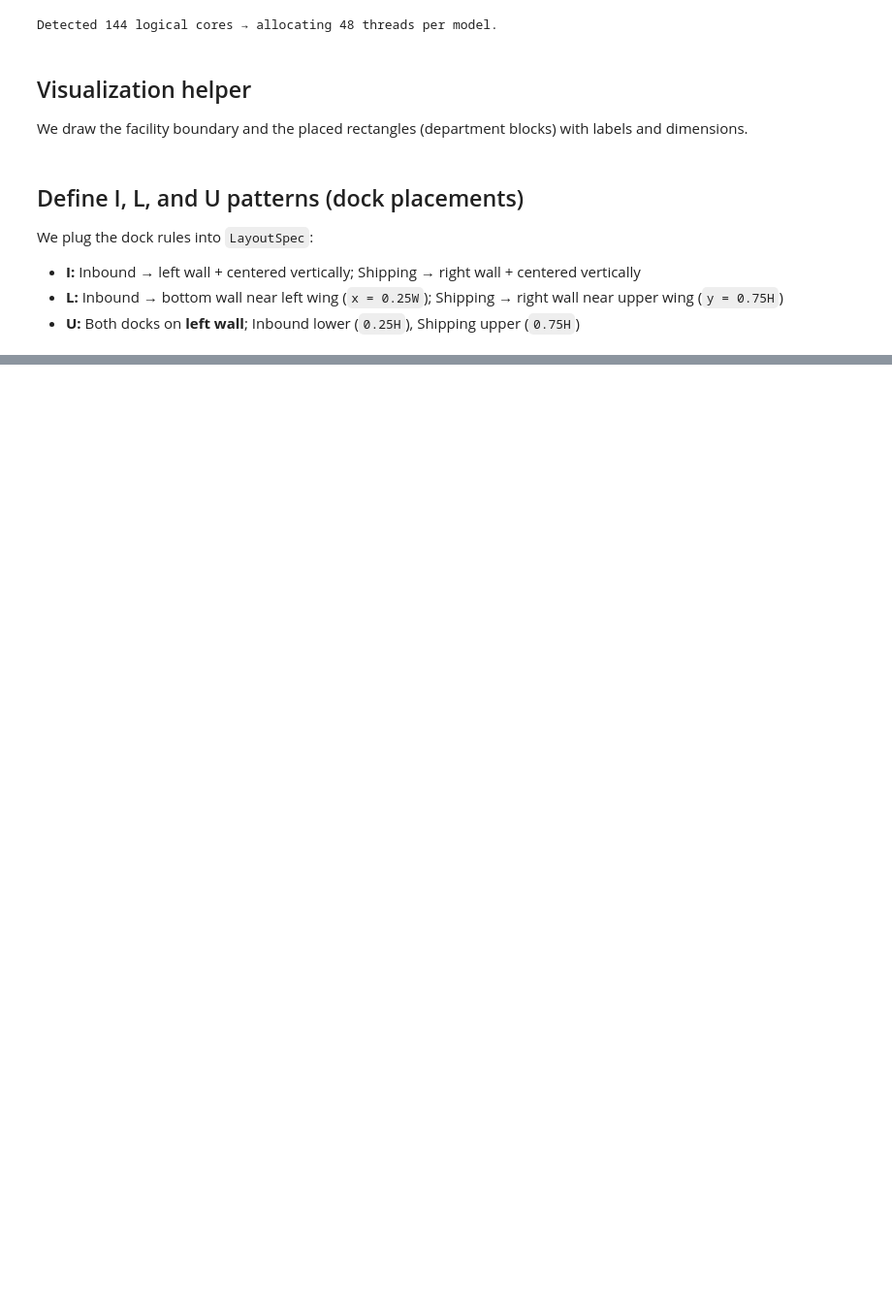
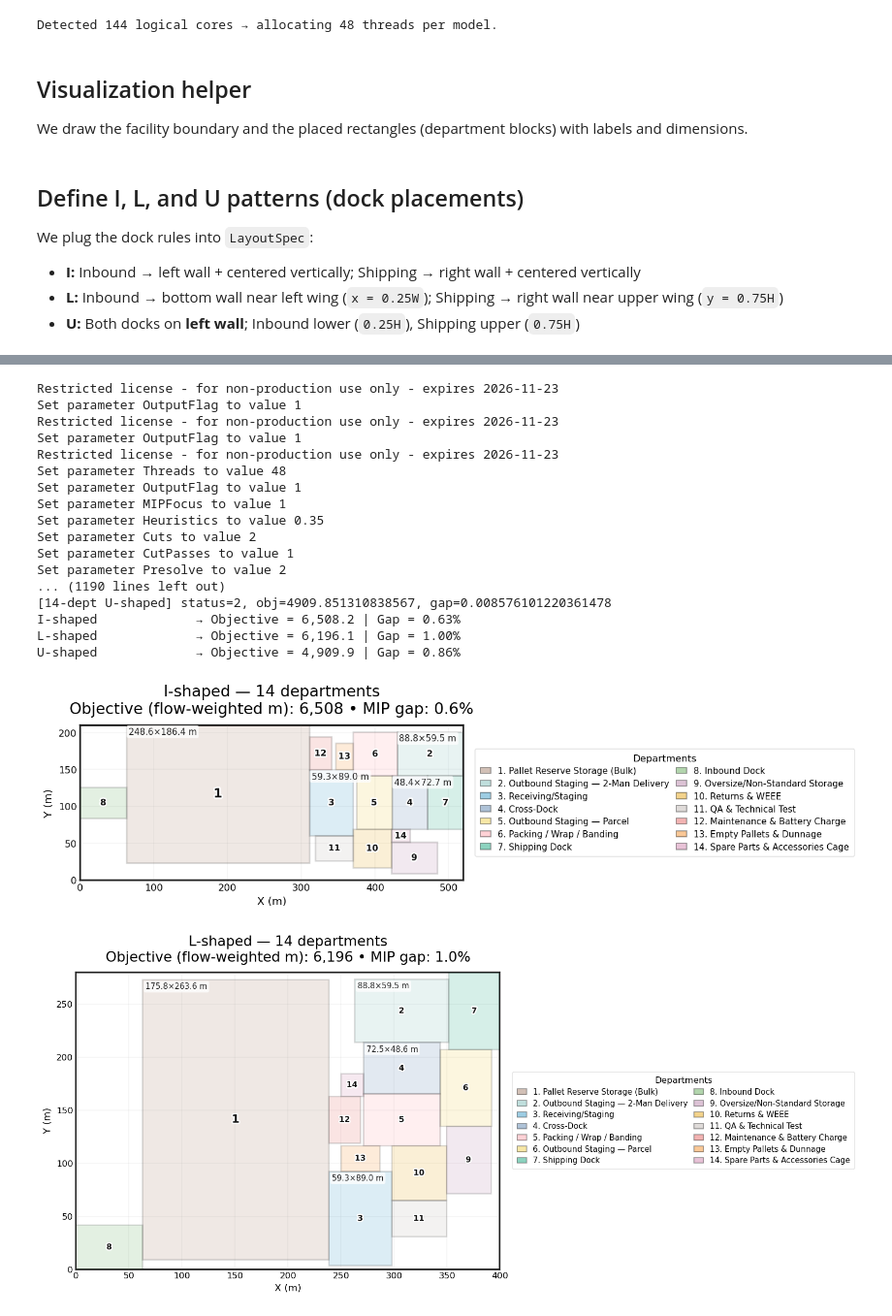
Before and after one commit to OtakuDisease/Warehousing-Assignment-3, a Jupyter notebook: Warehousing Assignment 3 Notebook Group 18.ipynb, the cells around one changed output, grey strips where cells are left out. Shown at 97% size. Cells and saved outputs as stored; diff of their text form; code cells hidden in the pictures; blank space fills up the shorter version.

Commit message:
Final files upload, with correct markdown explanations and working 14 departments

```diff
--- a/Warehousing Assignment 3 Notebook Group 18.ipynb
+++ b/Warehousing Assignment 3 Notebook Group 18.ipynb
@@ -1231,12 +1334,0 @@ We list objective values (lower is better).
-# %%
-summary = [
-    (sol_I["name"], sol_I["obj"], sol_I.get("gap", None)),
-    (sol_L["name"], sol_L["obj"], sol_L.get("gap", None)),
-    (sol_U["name"], sol_U["obj"], sol_U.get("gap", None)),
-]
-for name, obj, gap in summary:
-    if obj is None:
-        print(f"{name:10s} : infeasible or no solution")
-    else:
-        gap_txt = f" (gap {gap*100:.1f}%)" if (gap is not None and gap >= 0) else ""
-        print(f"{name:10s} : {obj:,.0f}{gap_txt}")
@@ -1244,0 +1527,67 @@ NameError: name 'sol_I' is not defined
+# %%
+# === 11.5 (Phase 2): Restore full 14-department instance and solve again ===
+
+# 1) Restore the full dataset into the globals the solver uses
+DEPTS = DEPTS_ALL
+AREAS = AREAS_ALL
+flows = FLOWS_ALL
+
+# 2) Reuse your existing three LayoutSpec objects sized for the full set:
+#    I_layout, L_layout, U_layout  (defined earlier in your notebook)
+
+from concurrent.futures import ProcessPoolExecutor, as_completed
+
+results14 = {}
+futs = {}
+with ProcessPoolExecutor(max_workers=3) as ex:
+    futs[ex.submit(_solve_one, I_layout, threads_per_model)] = "I"
+    futs[ex.submit(_solve_one, L_layout, threads_per_model)] = "L"
+    futs[ex.submit(_solve_one, U_layout, threads_per_model)] = "U"
+
+    for fut in as_completed(futs):
+        tag = futs[fut]
+        try:
+            name, sol = fut.result()
+            results14[tag] = sol
+            print(f"[14-dept {name}] status={sol.get('status')}, obj={sol.get('obj')}, gap={sol.get('gap')}")
+        except Exception as e:
+            print(f"[14-dept {tag}] failed:", e)
+
+# 3) Quick summary and plots
+summary14 = []
+for tag in ["I", "L", "U"]:
+    sol = results14.get(tag)
+    if sol is None or sol.get("obj") is None:
+        summary14.append((tag, None, None))
+    else:
+        summary14.append((sol["name"], sol["obj"], sol.get("gap")))
+
+for name, obj, gap in summary14:
+    if obj is None:
+        print(f"{name:<20s} → infeasible or no solution.")
+    else:
+        print(f"{name:<20s} → Objective = {obj:,.1f} | Gap = {gap:.2%}")
+
+draw_layout(results14.get("I"), title="I-shaped — 14 departments")
+draw_layout(results14.get("L"), title="L-shaped — 14 departments")
+draw_layout(results14.get("U"), title="U-shaped — 14 departments")
+# %% [output]
+Restricted license - for non-production use only - expires 2026-11-23
+Set parameter OutputFlag to value 1
+Restricted license - for non-production use only - expires 2026-11-23
+Set parameter OutputFlag to value 1
+Restricted license - for non-production use only - expires 2026-11-23
+Set parameter Threads to value 48
+Set parameter OutputFlag to value 1
+Set parameter MIPFocus to value 1
+Set parameter Heuristics to value 0.35
+Set parameter Cuts to value 2
+Set parameter CutPasses to value 1
+Set parameter Presolve to value 2
+... (1190 lines left out)
+[14-dept U-shaped] status=2, obj=4909.851310838567, gap=0.008576101220361478
+I-shaped             → Objective = 6,508.2 | Gap = 0.63%
+L-shaped             → Objective = 6,196.1 | Gap = 1.00%
+U-shaped             → Objective = 4,909.9 | Gap = 0.86%
+[figure, added]
+[figure, added]
```
Also changed, not shown: parts of 26 cells of this notebook, 2 other files.
